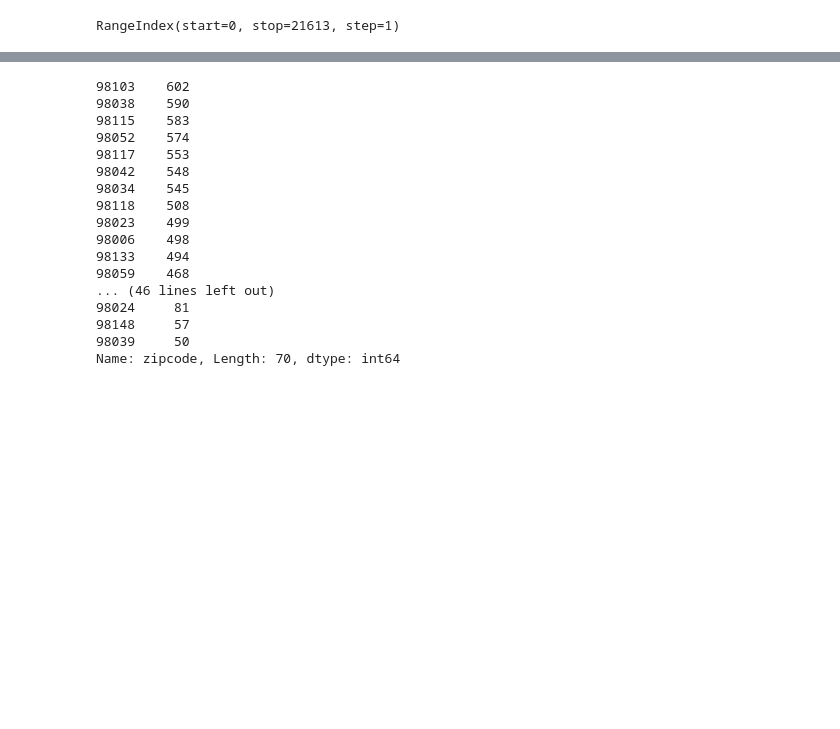
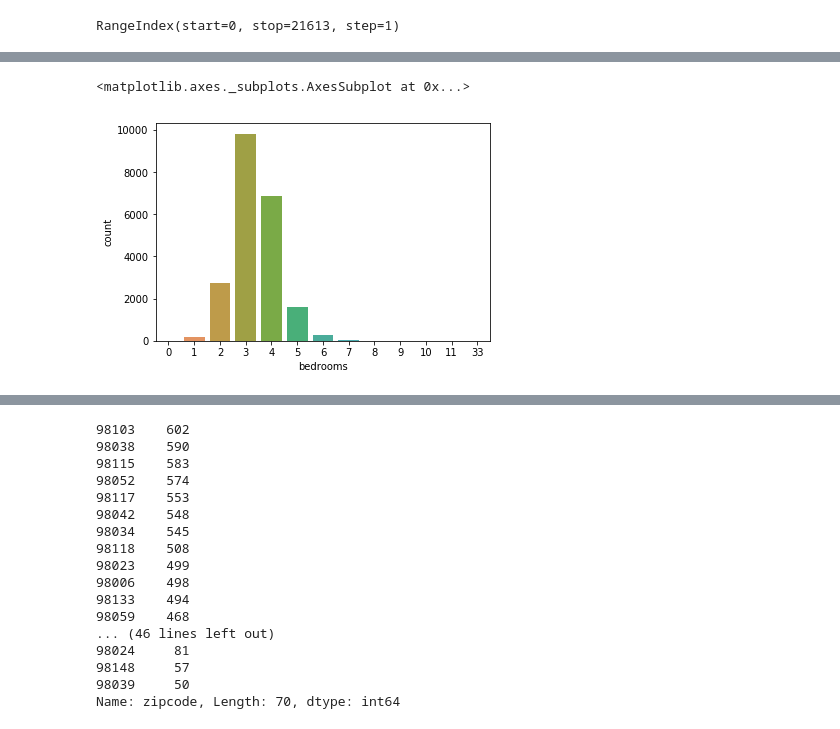
Before and after one commit to sohan0201/Assignment1, a Jupyter notebook: Assignment 8.ipynb, the cells around one changed output, grey strips where cells are left out. Cells and saved outputs as stored; diff of their text form; code cells hidden in the pictures; blank space fills up the shorter version.

```diff
--- a/Assignment 8.ipynb
+++ b/Assignment 8.ipynb
@@ -102,0 +120,5 @@ house.describe()
+# %%
+sns.countplot(house.bedrooms)
+# %% [output]
+<matplotlib.axes._subplots.AxesSubplot at 0x...>
+[figure, added]
```
Also changed, not shown: parts of 34 cells of this notebook.
